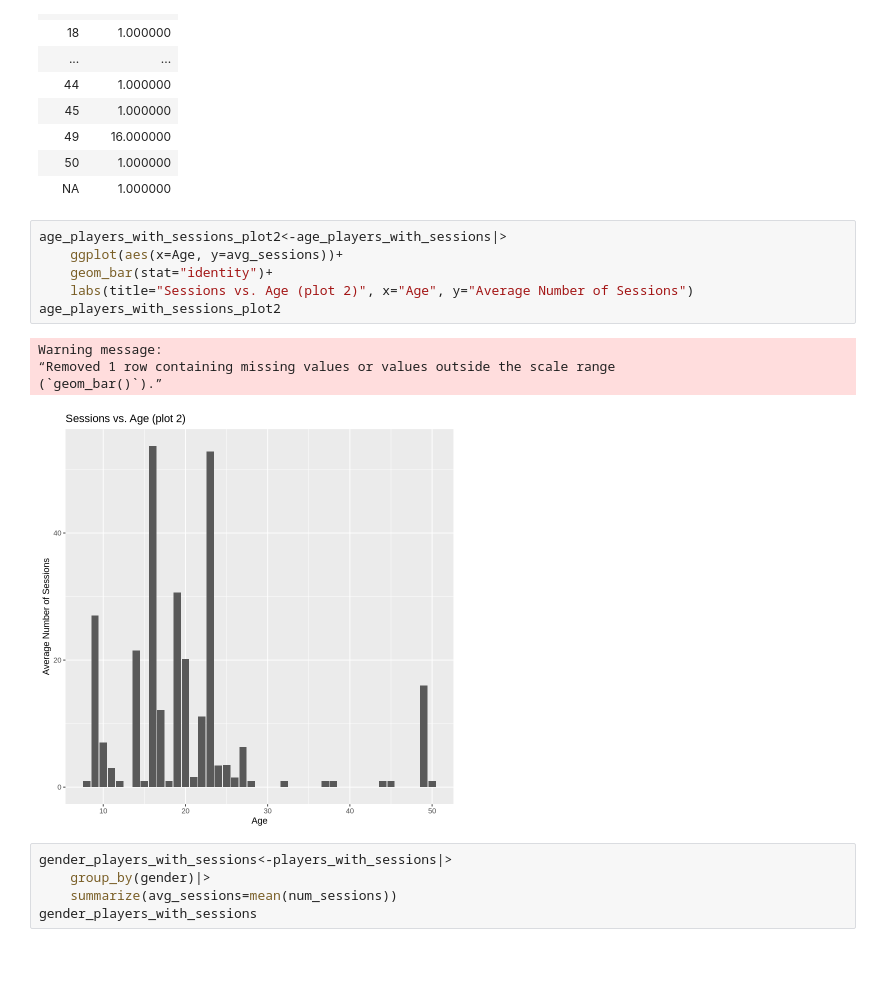
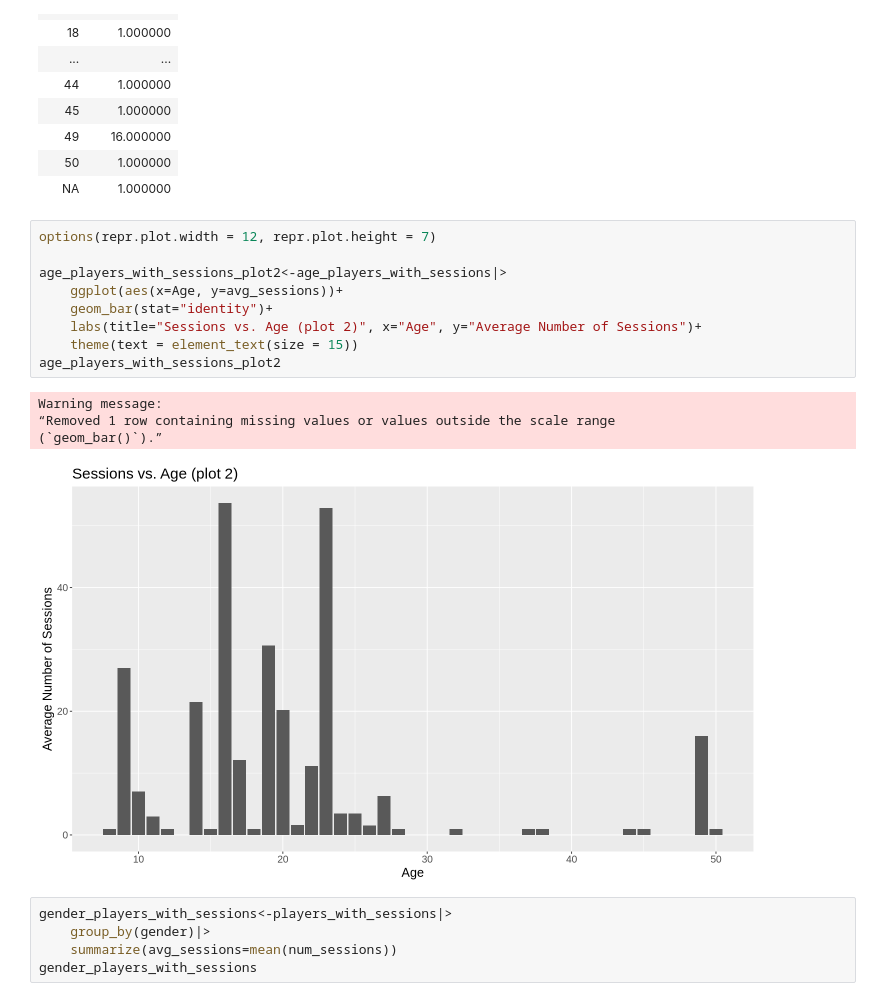
Before and after one commit to evangelinec/DSCI_final_project, a Jupyter notebook: final_project_work.ipynb, the cells around one changed output. Cells and saved outputs as stored; diff of their text form; blank space fills up the shorter version.

```diff
--- a/final_project_work.ipynb
+++ b/final_project_work.ipynb
@@ -199,16 +206,19 @@ A tibble: 28 × 2
 | 50 | 1.000000 |
 | NA | 1.000000 |
 # %%
+options(repr.plot.width = 12, repr.plot.height = 7)
+
 age_players_with_sessions_plot2<-age_players_with_sessions|>
     ggplot(aes(x=Age, y=avg_sessions))+
     geom_bar(stat="identity")+
-    labs(title="Sessions vs. Age (plot 2)", x="Age", y="Average Number of Sessions")
+    labs(title="Sessions vs. Age (plot 2)", x="Age", y="Average Number of Sessions")+
+    theme(text = element_text(size = 15))
 age_players_with_sessions_plot2
 # %% [output]
 Warning message:
 “Removed 1 row containing missing values or values outside the scale range
 (`geom_bar()`).”
-[figure, old version]
+[figure, new version]
 # %%
 gender_players_with_sessions<-players_with_sessions|>
     group_by(gender)|>
```
Also changed, not shown: parts of 11 cells of this notebook.
